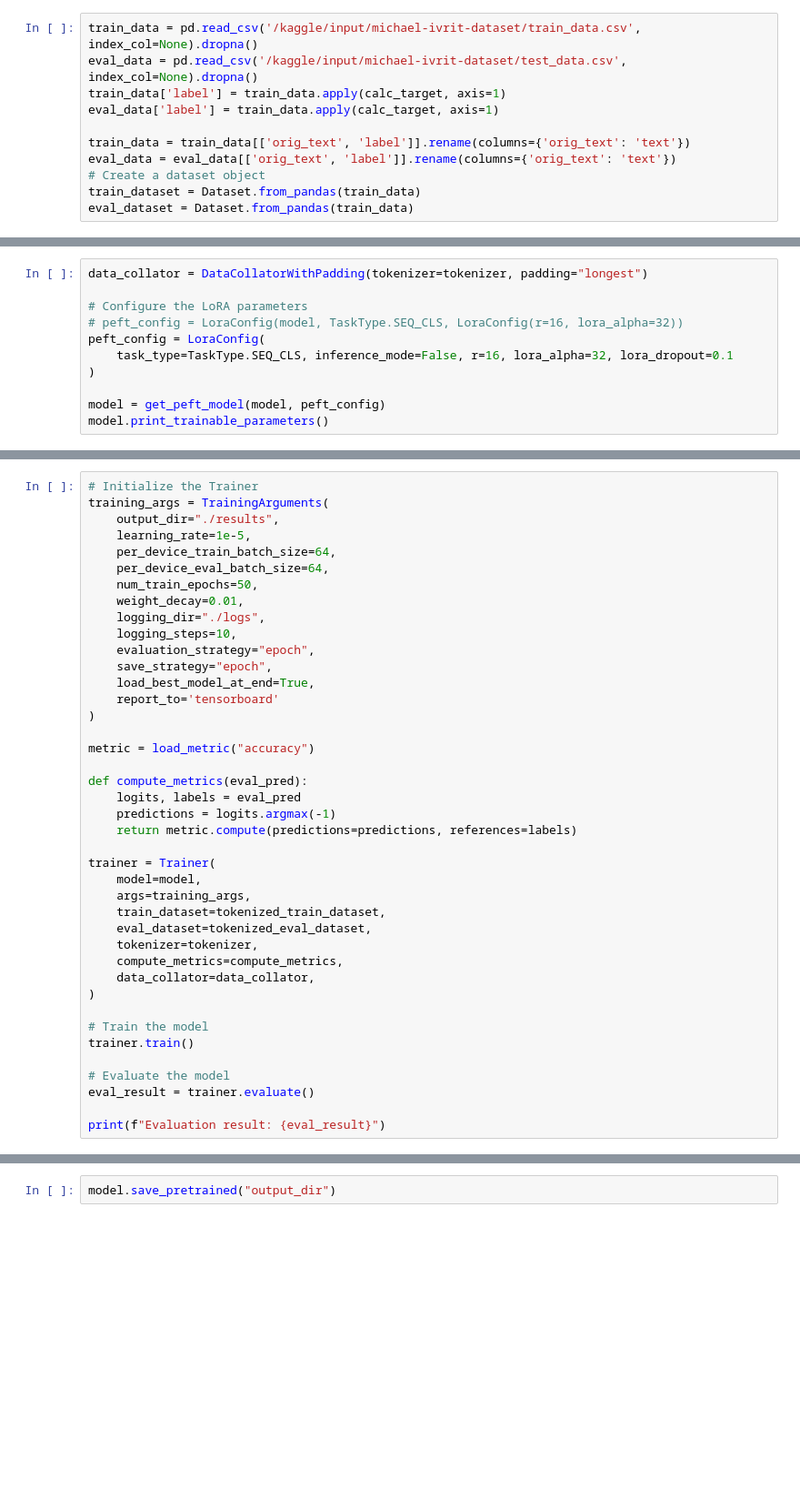
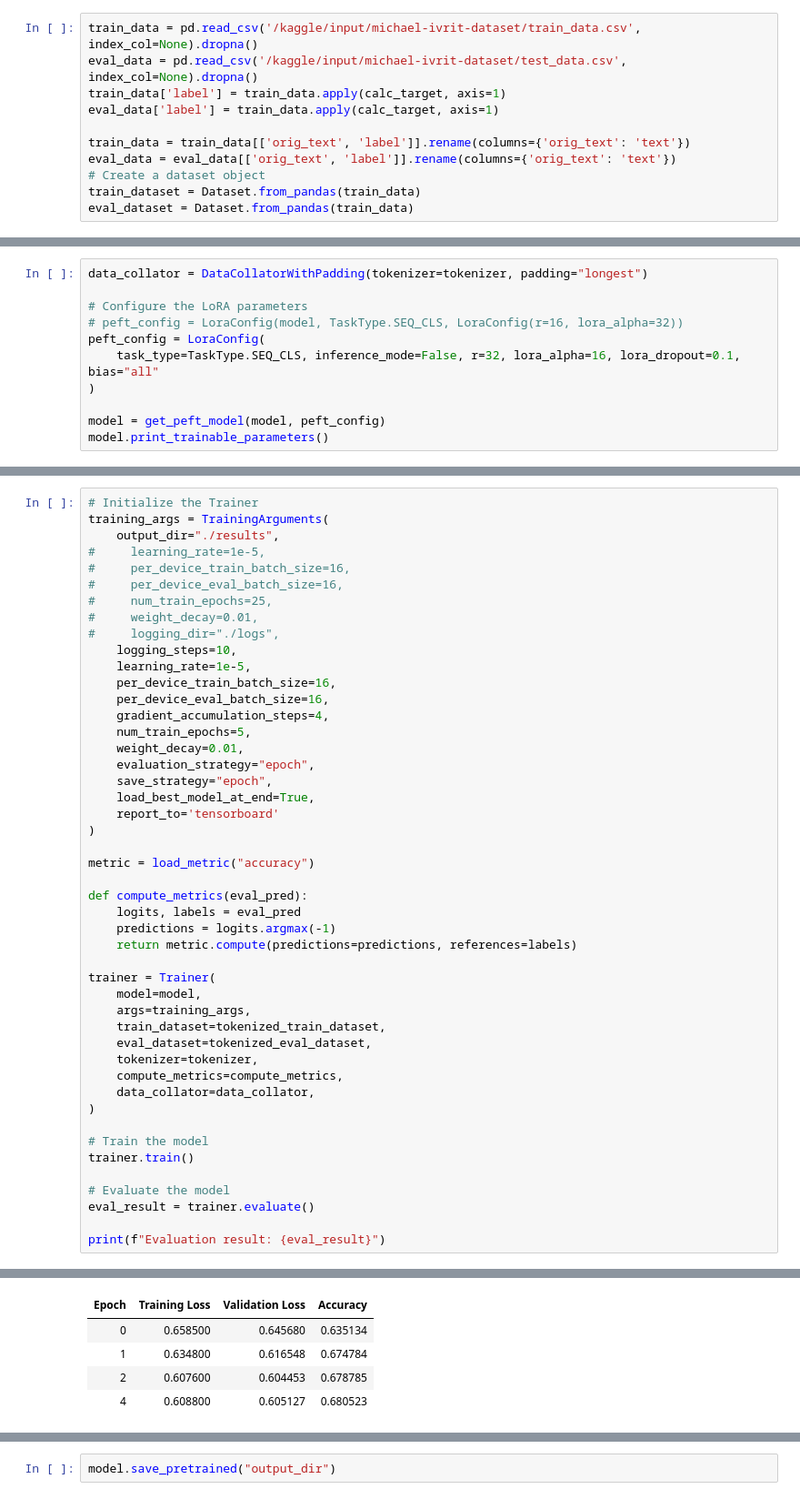
Before and after one commit to michaelshekasta/ivrit-nlp-analysis, a Jupyter notebook: train_xlmr_base.ipynb, the cells around one changed output, grey strips where cells are left out. Shown at 91% size. Drawn from its saved outputs; the diff is of its cells as text; blank space fills up the shorter version.

Commit message:
Kaggle Notebook | train xlmr base | Version 8

```diff
--- a/train_xlmr_base.ipynb
+++ b/train_xlmr_base.ipynb
@@ -89,7 +154,7 @@ data_collator = DataCollatorWithPadding(tokenizer=tokenizer, padding="longest")
 # Configure the LoRA parameters
 # peft_config = LoraConfig(model, TaskType.SEQ_CLS, LoraConfig(r=16, lora_alpha=32))
 peft_config = LoraConfig(
-    task_type=TaskType.SEQ_CLS, inference_mode=False, r=16, lora_alpha=32, lora_dropout=0.1
+    task_type=TaskType.SEQ_CLS, inference_mode=False, r=32, lora_alpha=16, lora_dropout=0.1, bias="all"
 )
 
 model = get_peft_model(model, peft_config)
@@ -98,13 +165,19 @@ model.print_trainable_parameters()
 # Initialize the Trainer
 training_args = TrainingArguments(
     output_dir="./results",
+#     learning_rate=1e-5,
+#     per_device_train_batch_size=16,
+#     per_device_eval_batch_size=16,
+#     num_train_epochs=25,
+#     weight_decay=0.01,
+#     logging_dir="./logs",
+    logging_steps=10,
     learning_rate=1e-5,
-    per_device_train_batch_size=64,
-    per_device_eval_batch_size=64,
-    num_train_epochs=50,
+    per_device_train_batch_size=16,
+    per_device_eval_batch_size=16,
+    gradient_accumulation_steps=4,
+    num_train_epochs=5,
     weight_decay=0.01,
-    logging_dir="./logs",
-    logging_steps=10,
     evaluation_strategy="epoch",
     save_strategy="epoch",
     load_best_model_at_end=True,
@@ -135,3 +208,4 @@ trainer.train()
 eval_result = trainer.evaluate()
 
 print(f"Evaluation result: {eval_result}")
+# %% [output]
@@ -137,0 +216,5 @@ print(f"Evaluation result: {eval_result}")
+| Epoch | Training Loss | Validation Loss | Accuracy |
+| 0 | 0.658500 | 0.645680 | 0.635134 |
+| 1 | 0.634800 | 0.616548 | 0.674784 |
+| 2 | 0.607600 | 0.604453 | 0.678785 |
+| 4 | 0.608800 | 0.605127 | 0.680523 |
```
Also changed, not shown: parts of 8 cells of this notebook.
